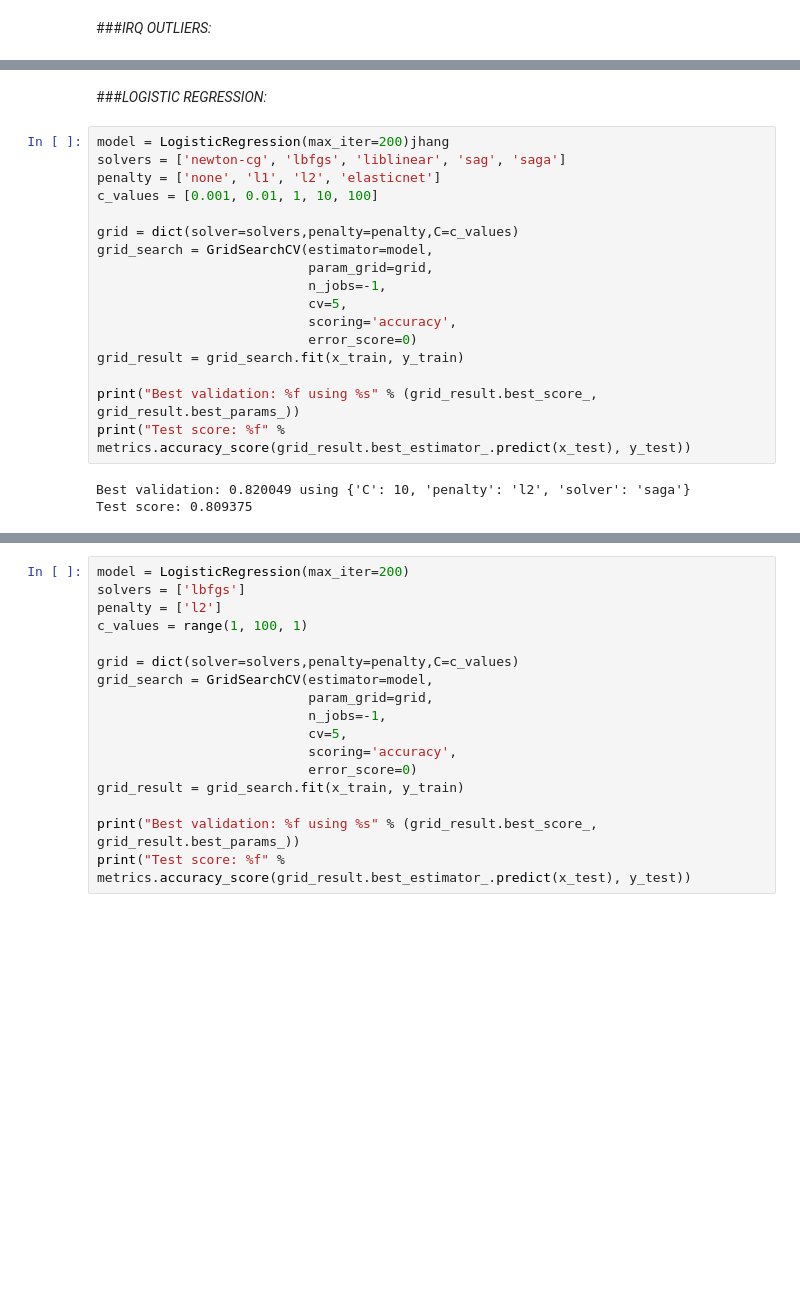
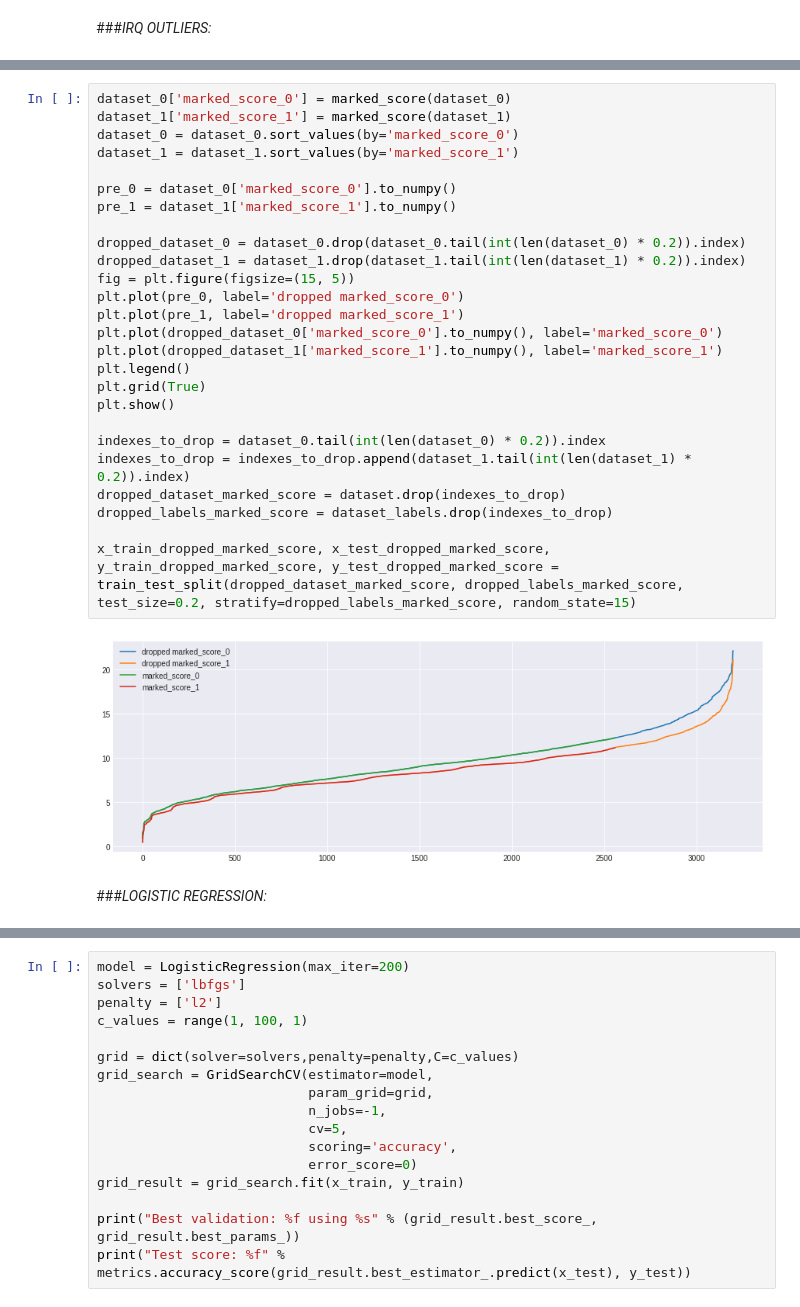
Before and after one commit to MatteoStoisa/DataSpaces_project, a Jupyter notebook: projectDataSpacesMatteoStoisa_the_spotify_hit_predictor_dataset_dataset_of_10s.ipynb, the cells around one changed output, grey strips where cells are left out. Saved outputs shown, nothing was run; the diff lists cells and outputs as text; blank space fills up the shorter version.

```diff
--- a/projectDataSpacesMatteoStoisa_the_spotify_hit_predictor_dataset_dataset_of_10s.ipynb
+++ b/projectDataSpacesMatteoStoisa_the_spotify_hit_predictor_dataset_dataset_of_10s.ipynb
@@ -298,22 +311,30 @@ x_train_dropped, x_test_dropped, y_train_dropped, y_test_dropped = train_test_sp
+# %%
+dataset_0['marked_score_0'] = marked_score(dataset_0)
+dataset_1['marked_score_1'] = marked_score(dataset_1)
+dataset_0 = dataset_0.sort_values(by='marked_score_0')
+dataset_1 = dataset_1.sort_values(by='marked_score_1')
+
+pre_0 = dataset_0['marked_score_0'].to_numpy()
+pre_1 = dataset_1['marked_score_1'].to_numpy()
+
+dropped_dataset_0 = dataset_0.drop(dataset_0.tail(int(len(dataset_0) * 0.2)).index)
+dropped_dataset_1 = dataset_1.drop(dataset_1.tail(int(len(dataset_1) * 0.2)).index)
+fig = plt.figure(figsize=(15, 5))
+plt.plot(pre_0, label='dropped marked_score_0')
+plt.plot(pre_1, label='dropped marked_score_1')
+plt.plot(dropped_dataset_0['marked_score_0'].to_numpy(), label='marked_score_0')
+plt.plot(dropped_dataset_1['marked_score_1'].to_numpy(), label='marked_score_1')
+plt.legend()
+plt.grid(True)
+plt.show()
+
+indexes_to_drop = dataset_0.tail(int(len(dataset_0) * 0.2)).index
+indexes_to_drop = indexes_to_drop.append(dataset_1.tail(int(len(dataset_1) * 0.2)).index)
+dropped_dataset_marked_score = dataset.drop(indexes_to_drop)
+dropped_labels_marked_score = dataset_labels.drop(indexes_to_drop)
+
+x_train_dropped_marked_score, x_test_dropped_marked_score, y_train_dropped_marked_score, y_test_dropped_marked_score = train_test_split(dropped_dataset_marked_score, dropped_labels_marked_score, test_size=0.2, stratify=dropped_labels_marked_score, random_state=15)
+# %% [output]
+[figure, added]
 # %% [markdown]
 ###*LOGISTIC REGRESSION:*
-# %%
-model = LogisticRegression(max_iter=200)jhang
-solvers = ['newton-cg', 'lbfgs', 'liblinear', 'sag', 'saga']
-penalty = ['none', 'l1', 'l2', 'elasticnet']
-c_values = [0.001, 0.01, 1, 10, 100]
-
-grid = dict(solver=solvers,penalty=penalty,C=c_values)
-grid_search = GridSearchCV(estimator=model,
-                           param_grid=grid,
-                           n_jobs=-1,
-                           cv=5,
-                           scoring='accuracy',
-                           error_score=0)
-grid_result = grid_search.fit(x_train, y_train)
-
-print("Best validation: %f using %s" % (grid_result.best_score_, grid_result.best_params_))
-print("Test score: %f" % metrics.accuracy_score(grid_result.best_estimator_.predict(x_test), y_test))
-# %% [output]
-Best validation: 0.820049 using {'C': 10, 'penalty': 'l2', 'solver': 'saga'}
-Test score: 0.809375
```
Also changed, not shown: parts of 9 cells of this notebook.
